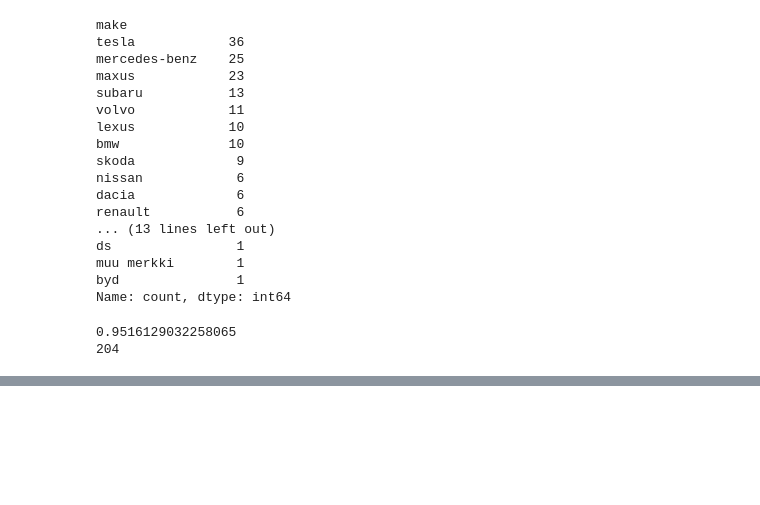
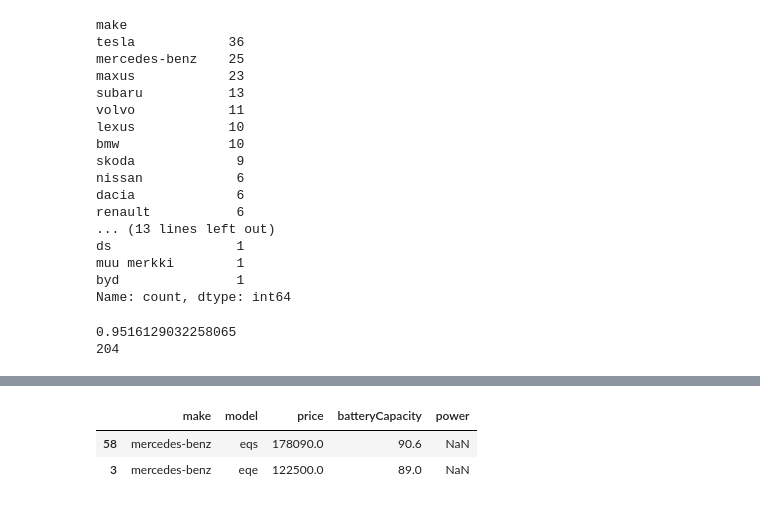
Before and after one commit to jatufin/importEVorNot, a Jupyter notebook: nettiauto/nettiauto_dataset_parsing.ipynb, the cells around one changed output, grey strips where cells are left out. Cells and saved outputs as stored; diff of their text form; code cells hidden in the pictures; blank space fills up the shorter version.

Commit message:
infer power

```diff
--- a/nettiauto/nettiauto_dataset_parsing.ipynb
+++ b/nettiauto/nettiauto_dataset_parsing.ipynb
@@ -93,6 +93,8 @@ print(parse_battery_capacity_from_free_text(one_time_no_space_with_delimitter2))
 import os
 import json
 import pandas as pd
+pd.set_option('display.max_columns', None)
+
 
 QUERY_RESULTS_PATH = './query_results'
 
@@ -802,3 +810,13 @@ print(sum(df['batteryCapacity'] == 0))
 # %% [output]
 0.9516129032258065
 204
+# %%
+# final touches
+df = df[df['batteryCapacity'] > 0]
+df.loc[ df['power'] < 20,"power"] = 0
+df['totalOwners'].fillna(df['totalOwners'].median(), inplace=True)
+df['totalOwners'] = df['totalOwners'].astype(int)
+df['seats'].fillna(5, inplace=True)
+df['seats'] = df['seats'].astype(int)
+df['power'].isna().sum()
+# df.to_csv('nettiauto_dataset.csv')
@@ -804,0 +825,22 @@ print(sum(df['batteryCapacity'] == 0))
+# %%
+# infer power
+df['price_bucket_5'] = (df['price'] // 5000) * 5000
+df['price_bucket_10'] = (df['price'] // 10000) * 10000
+df['price_bucket_20'] = (df['price'] // 20000) * 20000
+df['price_bucket_30'] = (df['price'] // 30000) * 30000
+df['price_bucket_40'] = (df['price'] // 40000) * 40000
+df['price_bucket_100'] = (df['price'] // 100000) * 100000
+
+for pbv in [5, 10, 20, 30, 40, 100]:
+    pb = 'price_bucket_{}'.format(pbv)
+    median_power_bucketed = df.groupby(['make', 'model', pb, 'batteryCapacity'])['power'].median()
+
+
+    def fill_power_bucketed(row):
+        if pd.isna(row['power']):
+            return median_power_bucketed.get((row['make'], row['model'], row[pb], row['batteryCapacity']), None)
+        return row['power']
+
+    df['power'] = df.apply(fill_power_bucketed, axis=1)
+
+df['power'].isna().sum()
@@ -804,0 +866,6 @@ print(sum(df['batteryCapacity'] == 0))
+# %%
+df[(df['power'].isna()) & (df['make'] == 'mercedes-benz')][['make', 'model', 'price', 'batteryCapacity', 'power']]
+# %% [output]
+|  | make | model | price | batteryCapacity | power |
+| 58 | mercedes-benz | eqs | 178090.0 | 90.6 | NaN |
+| 3 | mercedes-benz | eqe | 122500.0 | 89.0 | NaN |
```
Also changed, not shown: parts of 10 cells of this notebook, 1 other file.
